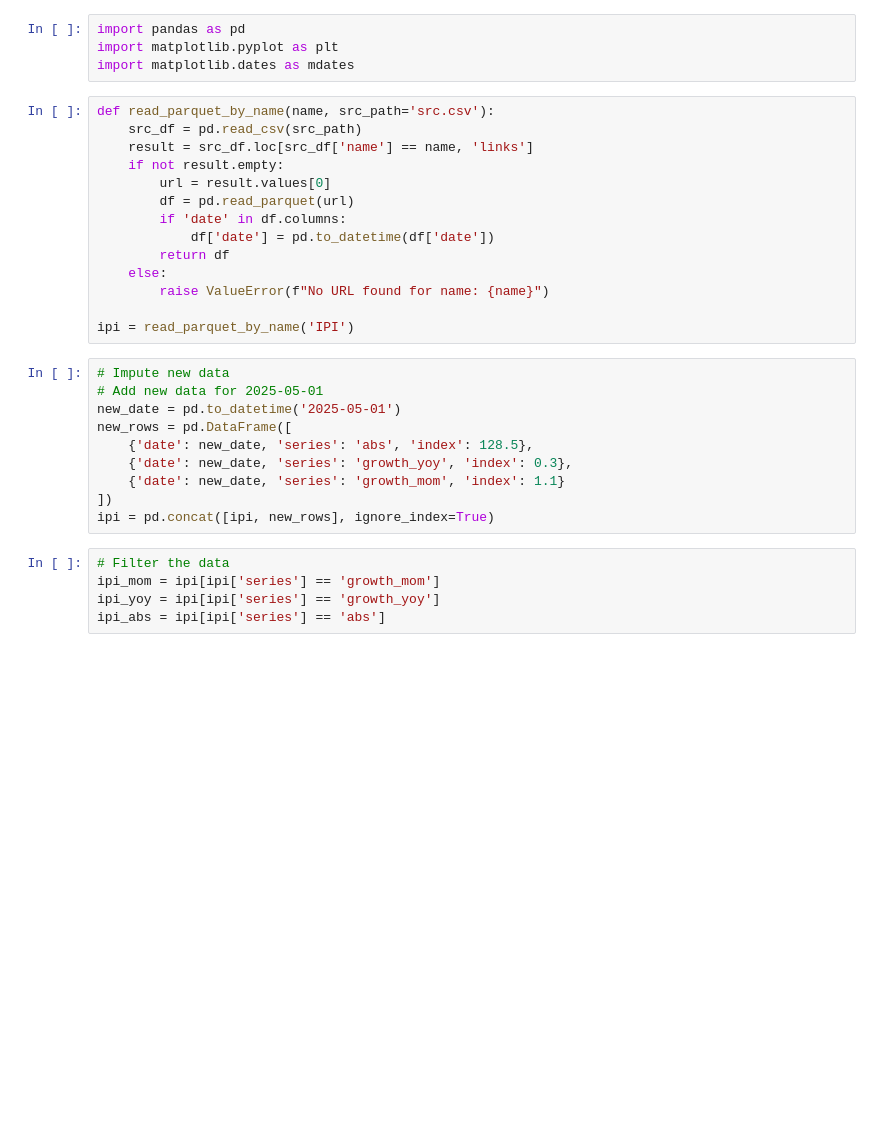
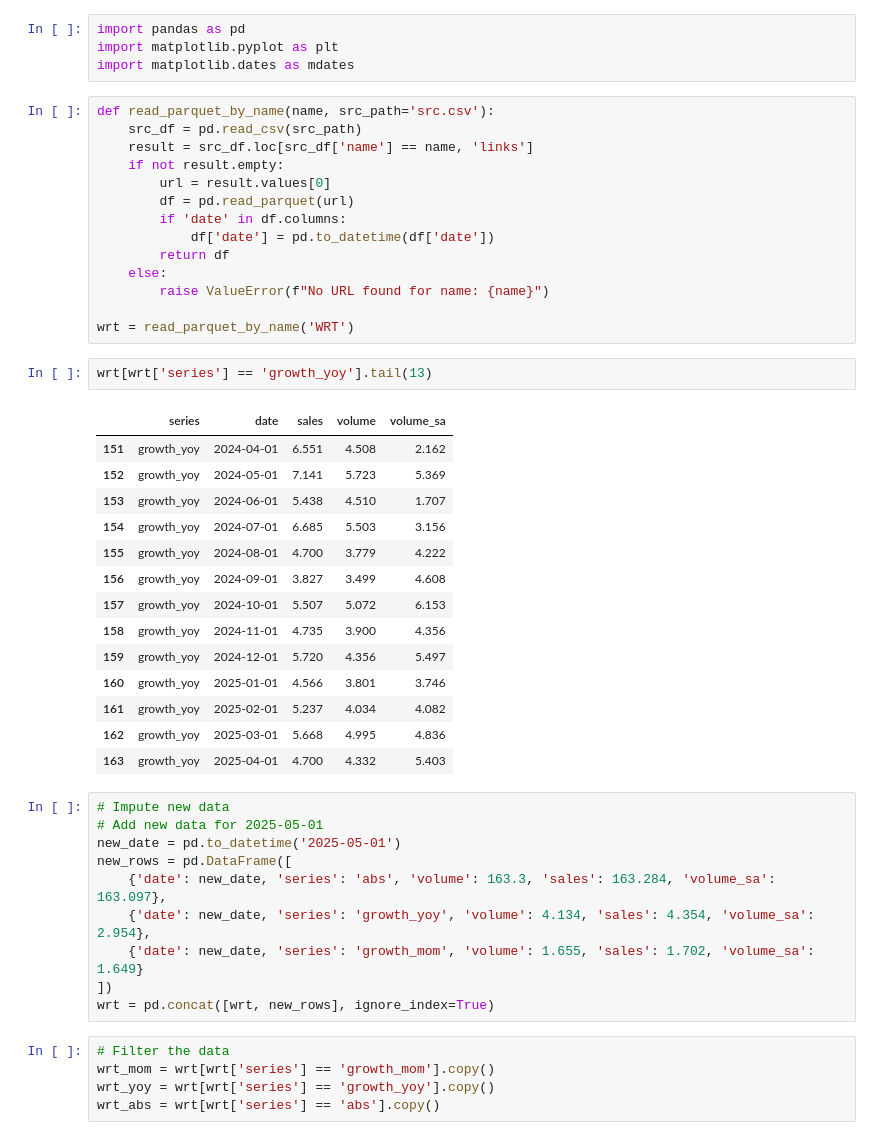
Before and after one commit to MattCodeLab/EDA-matt, a Jupyter notebook: eda-wholesale-retail-trade.ipynb, the cells around one changed output. Saved outputs shown, nothing was run; the diff lists cells and outputs as text; blank space fills up the shorter version.

```diff
--- a/eda-wholesale-retail-trade.ipynb
+++ b/eda-wholesale-retail-trade.ipynb
@@ -15,21 +15,38 @@ def read_parquet_by_name(name, src_path='src.csv'):
     else:
         raise ValueError(f"No URL found for name: {name}")
 
-ipi = read_parquet_by_name('IPI')
+wrt = read_parquet_by_name('WRT')
+# %%
+wrt[wrt['series'] == 'growth_yoy'].tail(13)
+# %% [output]
+|  | series | date | sales | volume | volume_sa |
+| 151 | growth_yoy | 2024-04-01 | 6.551 | 4.508 | 2.162 |
+| 152 | growth_yoy | 2024-05-01 | 7.141 | 5.723 | 5.369 |
+| 153 | growth_yoy | 2024-06-01 | 5.438 | 4.510 | 1.707 |
+| 154 | growth_yoy | 2024-07-01 | 6.685 | 5.503 | 3.156 |
+| 155 | growth_yoy | 2024-08-01 | 4.700 | 3.779 | 4.222 |
+| 156 | growth_yoy | 2024-09-01 | 3.827 | 3.499 | 4.608 |
+| 157 | growth_yoy | 2024-10-01 | 5.507 | 5.072 | 6.153 |
+| 158 | growth_yoy | 2024-11-01 | 4.735 | 3.900 | 4.356 |
+| 159 | growth_yoy | 2024-12-01 | 5.720 | 4.356 | 5.497 |
+| 160 | growth_yoy | 2025-01-01 | 4.566 | 3.801 | 3.746 |
+| 161 | growth_yoy | 2025-02-01 | 5.237 | 4.034 | 4.082 |
+| 162 | growth_yoy | 2025-03-01 | 5.668 | 4.995 | 4.836 |
+| 163 | growth_yoy | 2025-04-01 | 4.700 | 4.332 | 5.403 |
 # %%
 # Impute new data
 # Add new data for 2025-05-01
 new_date = pd.to_datetime('2025-05-01')
 new_rows = pd.DataFrame([
-    {'date': new_date, 'series': 'abs', 'index': 128.5},
-    {'date': new_date, 'series': 'growth_yoy', 'index': 0.3},
-    {'date': new_date, 'series': 'growth_mom', 'index': 1.1}
+    {'date': new_date, 'series': 'abs', 'volume': 163.3, 'sales': 163.284, 'volume_sa': 163.097},
+    {'date': new_date, 'series': 'growth_yoy', 'volume': 4.134, 'sales': 4.354, 'volume_sa': 2.954},
+    {'date': new_date, 'series': 'growth_mom', 'volume': 1.655, 'sales': 1.702, 'volume_sa': 1.649}
 ])
-ipi = pd.concat([ipi, new_rows], ignore_index=True)
+wrt = pd.concat([wrt, new_rows], ignore_index=True)
 # %%
 # Filter the data
-ipi_mom = ipi[ipi['series'] == 'growth_mom']
-ipi_yoy = ipi[ipi['series'] == 'growth_yoy']
-ipi_abs = ipi[ipi['series'] == 'abs']
+wrt_mom = wrt[wrt['series'] == 'growth_mom'].copy()
+wrt_yoy = wrt[wrt['series'] == 'growth_yoy'].copy()
+wrt_abs = wrt[wrt['series'] == 'abs'].copy()
 # %%
 # Filter to the past 12 months
```
Also changed, not shown: parts of 1 cell of this notebook, 6 other files.
